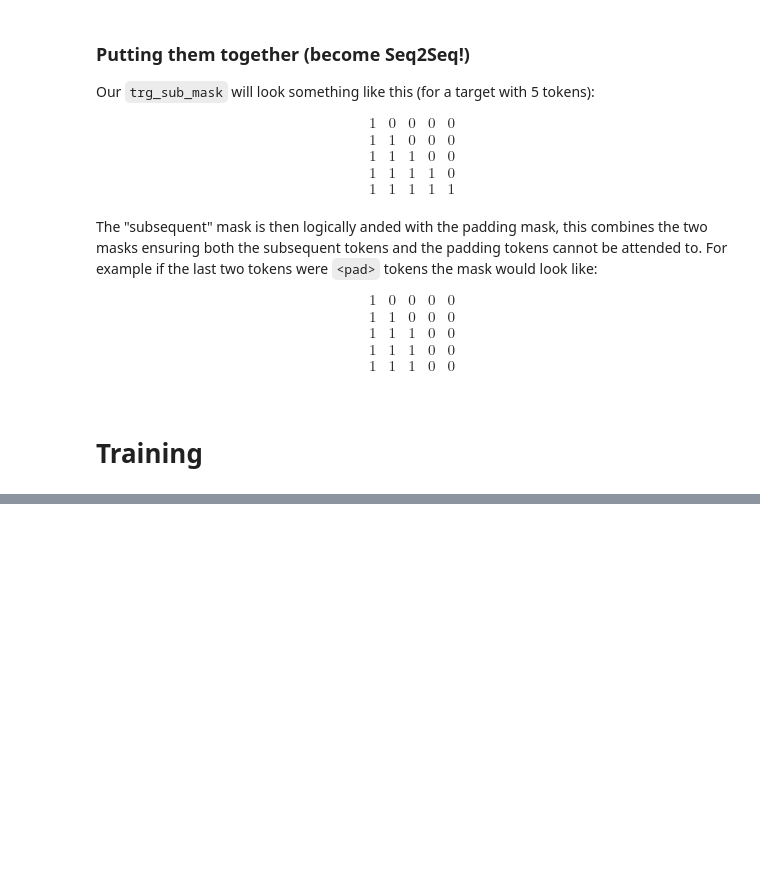
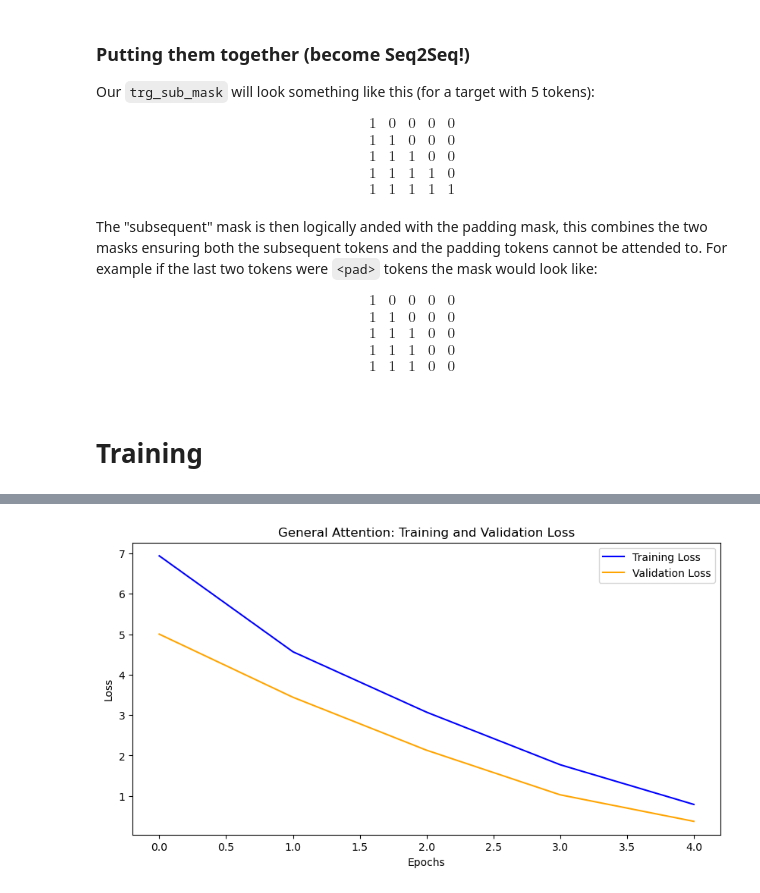
Before and after one commit to Bidhan-Bajracharya/NLP, a Jupyter notebook: A3/main.ipynb, the cells around one changed output, grey strips where cells are left out. Drawn from its saved outputs; the diff is of its cells as text; code cells hidden in the pictures; blank space fills up the shorter version.

Commit message:
feat: Training + Testing

```diff
--- a/A3/main.ipynb
+++ b/A3/main.ipynb
@@ -406,6 +431,7 @@ class MultiHeadAttentionLayer(nn.Module):
         self.dropout  = nn.Dropout(dropout)
 
         self.scale    = torch.sqrt(torch.FloatTensor([self.head_dim])).to(device)
+        self.additive_attention = AdditiveAttention(self.head_dim)
 
     def forward(self, query, key, value, mask = None):
         #src, src, src, src_mask
@@ -635,0 +701,3 @@ class Seq2SeqTransformer(nn.Module):
+# %%
+model = Seq2SeqTransformer(enc, dec, SRC_PAD_IDX, TRG_PAD_IDX, device).to(device)
+model.apply(initialize_weights)
@@ -635,0 +859,6 @@ class Seq2SeqTransformer(nn.Module):
+# %%
+def epoch_time(start_time, end_time):
+    elapsed_time = end_time - start_time
+    elapsed_mins = int(elapsed_time / 60)
+    elapsed_secs = int(elapsed_time - (elapsed_mins * 60))
+    return elapsed_mins, elapsed_secs
@@ -635,0 +867,22 @@ class Seq2SeqTransformer(nn.Module):
+# %%
+input_dim   = len(vocab_transform[SRC_LANG])
+output_dim  = len(vocab_transform[TARG_LANG])
+
+# # lower learning rate to increase coplexity
+# eg: lr of 0.0001 reached train/val loss: 0 within 2 epochs
+lr = 0.000001
+HID_DIM = 256
+ENC_LAYERS = 3
+DEC_LAYERS = 3
+ENC_HEADS = 8
+DEC_HEADS = 8
+ENC_PF_DIM = 512
+DEC_PF_DIM = 512
+ENC_DROPOUT = 0.1
+DEC_DROPOUT = 0.1
+
+SRC_PAD_IDX = PAD_IDX
+TRG_PAD_IDX = PAD_IDX
+
+epochs  = 5
+clip    = 1
@@ -635,0 +1071,15 @@ class Seq2SeqTransformer(nn.Module):
+# %%
+fig = plt.figure(figsize=(10, 5))
+ax = fig.add_subplot(1, 1, 1)
+
+ax.plot(train_loss_general, label='Training Loss', color='blue')
+ax.plot(valid_loss_general, label='Validation Loss', color='orange')
+
+plt.title('General Attention: Training and Validation Loss')
+plt.xlabel('Epochs')
+plt.ylabel('Loss')
+plt.legend()
+
+plt.show()
+# %% [output]
+[figure, added]
```
Also changed, not shown: parts of 77 cells of this notebook.
